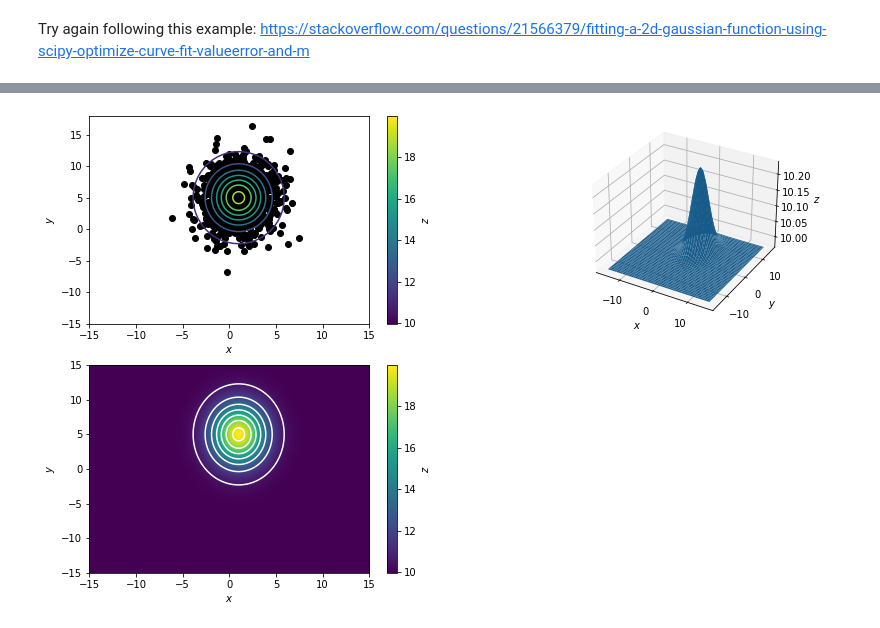
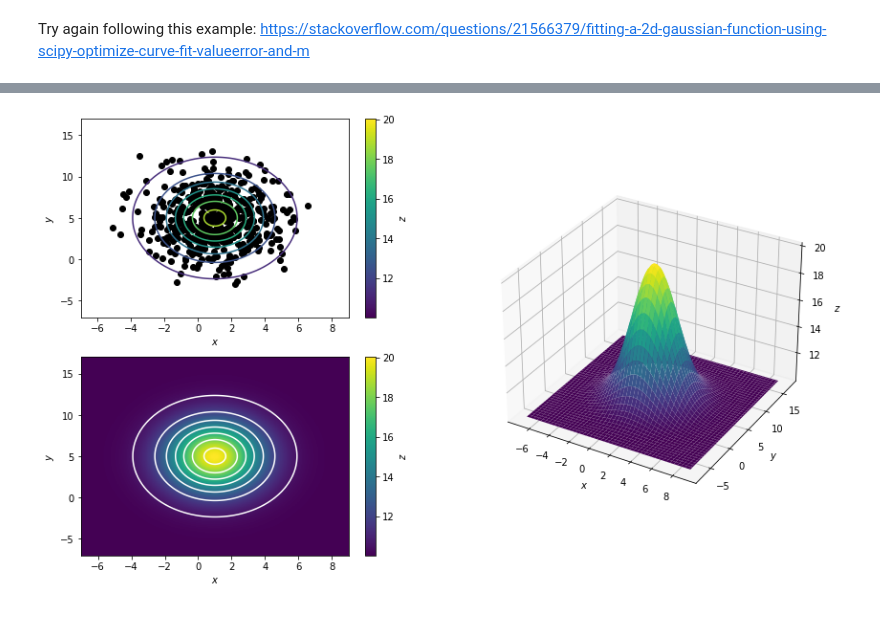
Before and after one commit to matthewfeickert/linear-and-nonlinear-models, a Jupyter notebook: notebooks/multivariate-normal-distribution.ipynb, the cells around one changed output, grey strips where cells are left out. Saved outputs shown, nothing was run; the diff lists cells and outputs as text; code cells hidden in the pictures.

Commit message:
Get plotting mostly working

```diff
--- a/notebooks/multivariate-normal-distribution.ipynb
+++ b/notebooks/multivariate-normal-distribution.ipynb
@@ -48,6 +27,13 @@ def model(inputs, amplitude, mean_x, mean_y, sigma_x, sigma_y, offset):
 # %%
+means = [1, 5]
+std_devs = np.array([2, 3])
+covariance = np.diag(std_devs ** 2)
+n_samples = 500
+
+x_obs, y_obs = np.random.multivariate_normal(means, covariance, n_samples).T
+
 observations = model(
-    (x, y),
+    (x_obs, y_obs),
     amplitude=10,
     mean_x=means[0],
     mean_y=means[1],
@@ -77,0 +71,6 @@ model_predictions = model((x, y), *params_opt)
+# %%
+x_range = [means[0] - 4 * std_devs[0], means[0] + 4 * std_devs[0]]
+y_range = [means[1] - 4 * std_devs[1], means[1] + 4 * std_devs[1]]
+x, y = np.meshgrid(
+    np.linspace(*x_range, n_samples + 1), np.linspace(*y_range, n_samples + 1)
+)
@@ -78,3 +79,8 @@ model_predictions = model((x, y), *params_opt)
+# %%
+params_opt, params_cov = optimize.curve_fit(
+    model, (x_obs, y_obs), data, bounds=(0, np.inf)
+)
+model_predictions = model((x, y), *params_opt)
 # %%
 print("True paramters:")
 # amplitude=10, mean_x=means[0], mean_y=means[1], sigma_x=std_devs[0], sigma_y=std_devs[1], offset=10
@@ -160,42 +109,37 @@ Best fit parameters
 # %%
 # c.f. https://matplotlib.org/3.1.1/gallery/mplot3d/mixed_subplots.html
-# fig = plt.figure(figsize=plt.figaspect(2.))
+# fig = plt.figure(figsize=plt.figaspect(0.5))
 fig = plt.figure()
 fig.set_size_inches(fig.get_figwidth() * 2.3, fig.get_figheight() * 2.1, forward=True)
 
-ax1 = fig.add_subplot(2, 2, 1)
-ax1.scatter(x_feature, y_feature, color="black")
-ax1.contour(x, y, model_predictions.reshape(x.shape))
+ax0 = fig.add_subplot(2, 2, 1)
+ax0.scatter(x_obs, y_obs, color="black")
+ax0.contour(x, y, model_predictions.reshape(x.shape))
+ax0.set_xlabel(r"$x$")
+ax0.set_ylabel(r"$y$")
+
+ax1 = fig.add_subplot(2, 2, 3)
+# # origin determines how to the data is filled in the bounding box, so here must be "lower"
+# im = ax1.imshow(
+#     model((x, y), *params_opt).reshape(x.shape),
+#     origin="lower",
+#     extent=(x.min(), x.max(), y.min(), y.max()),
+#     aspect="auto",
+# )
+# pcolormesh is significantly eaiser than imshow
+im = ax1.pcolormesh(x, y, model((x, y), *params_opt).reshape(x.shape), shading="auto")
+ax1.contour(x, y, model_predictions.reshape(x.shape), colors="white")
 ax1.set_xlabel(r"$x$")
 ax1.set_ylabel(r"$y$")
+fig.colorbar(im, label=r"$z$", ax=ax0)
+fig.colorbar(im, label=r"$z$", ax=ax1)
 
-ax2 = fig.add_subplot(2, 2, 3)
-# origin determines how to the data is filled in the bounding box, so here must be "lower"
-im = ax2.imshow(
-    model((x, y), *params_opt).reshape(x.shape),
-    origin="lower",
-    extent=(x.min(), x.max(), y.min(), y.max()),
-    aspect="auto",
-)
-ax2.contour(x, y, model_predictions.reshape(x.shape), colors="white")
+# one row, but two columns and place in second column
+ax2 = fig.add_subplot(1, 2, 2, projection="3d")
+im = ax2.plot_surface(x, y, model_predictions.reshape(x.shape), cmap=im.cmap)
 ax2.set_xlabel(r"$x$")
 ax2.set_ylabel(r"$y$")
-fig.colorbar(im, label=r"$z$", ax=ax1)
-fig.colorbar(im, label=r"$z$", ax=ax2)
-
-ax3 = fig.add_subplot(2, 2, 2, projection="3d")
-xy = np.column_stack([x.flat, y.flat])
-z = (
-    params_opt[0]
-    * stats.multivariate_normal.pdf(
-        xy, mean=params_opt[1:3], cov=np.diag(params_opt[3:5] ** 2)
-    )
-    + params_opt[-1]
-)
-z = z.reshape(x.shape)
-ax3.plot_surface(x, y, z)
-ax3.set_xlabel(r"$x$")
-ax3.set_ylabel(r"$y$")
-ax3.set_zlabel(r"$z$");
+ax2.set_zlabel(r"$z$")
+# fig.colorbar(im, ax=ax2, orientation="horizontal")
 # %% [output]
-[figure, old version]
+[figure, new version]
```
Also changed, not shown: parts of 19 cells of this notebook.
